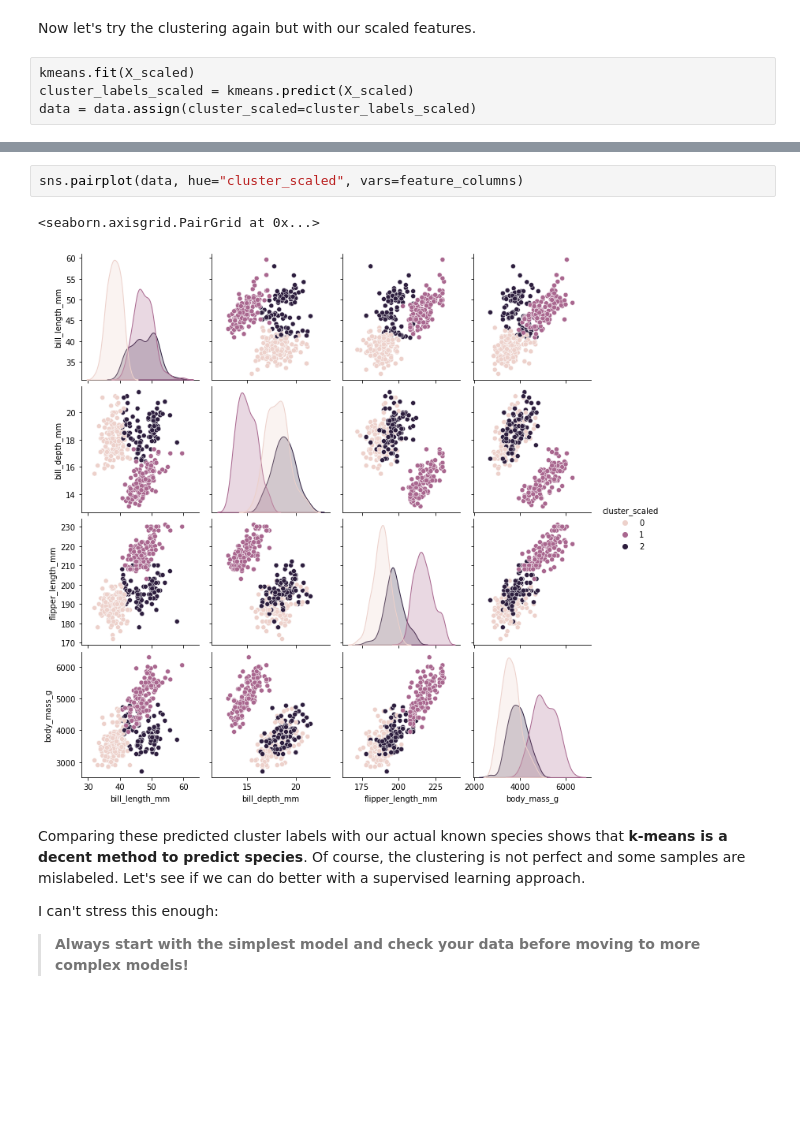
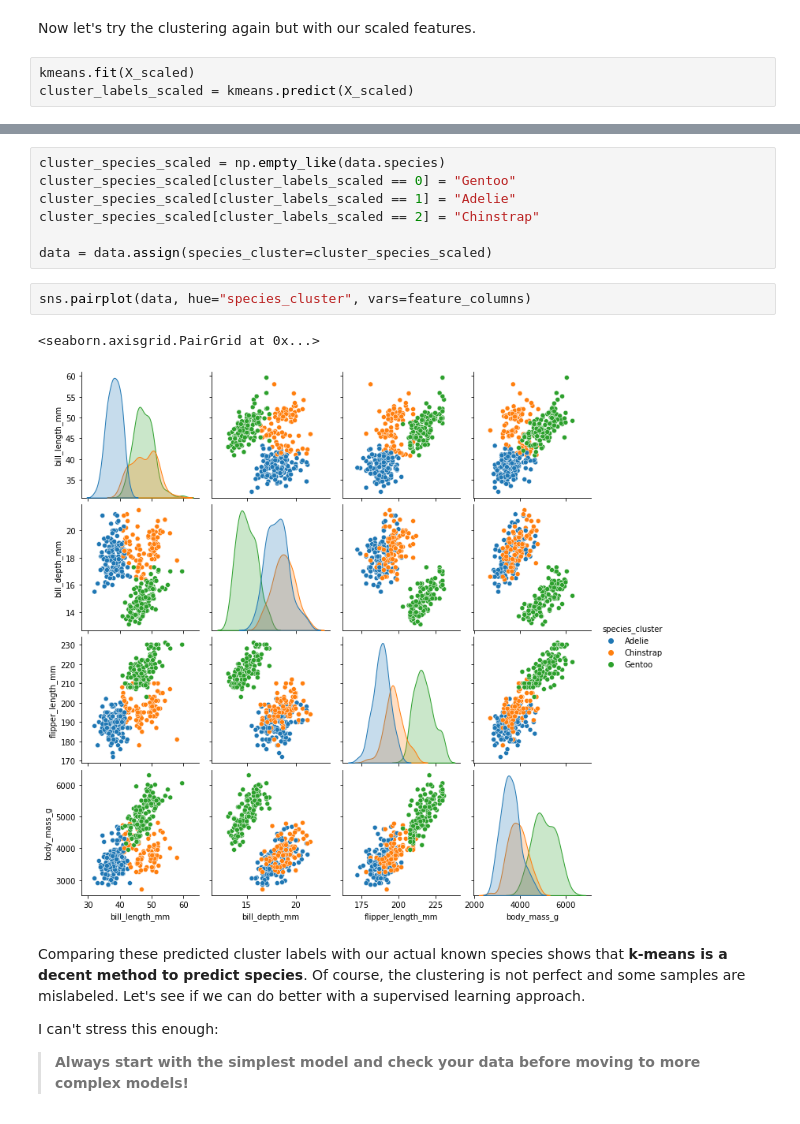
Before and after one commit to leouieda/ml-intro, a Jupyter notebook: introduction.ipynb, the cells around one changed output, grey strips where cells are left out. Saved outputs shown, nothing was run; the diff lists cells and outputs as text; blank space fills up the shorter version.

```diff
--- a/introduction.ipynb
+++ b/introduction.ipynb
@@ -360,4 +360,3 @@ Now let's try the clustering again but with our scaled features.
 # %%
 kmeans.fit(X_scaled)
 cluster_labels_scaled = kmeans.predict(X_scaled)
-data = data.assign(cluster_scaled=cluster_labels_scaled)
@@ -364,8 +392,15 @@ data = data.assign(cluster_scaled=cluster_labels_scaled)
+# %%
+cluster_species_scaled = np.empty_like(data.species)
+cluster_species_scaled[cluster_labels_scaled == 0] = "Gentoo"
+cluster_species_scaled[cluster_labels_scaled == 1] = "Adelie"
+cluster_species_scaled[cluster_labels_scaled == 2] = "Chinstrap"
+
+data = data.assign(species_cluster=cluster_species_scaled)
 # %%
-sns.pairplot(data, hue="cluster_scaled", vars=feature_columns)
+sns.pairplot(data, hue="species_cluster", vars=feature_columns)
 # %% [output]
 <seaborn.axisgrid.PairGrid at 0x...>
-[figure, old version]
+[figure, new version]
 # %% [markdown]
 Comparing these predicted cluster labels with our actual known species shows that **k-means is a decent method to predict species**. Of course, the clustering is not perfect and some samples are mislabeled. Let's see if we can do better with a supervised learning approach.
 
```
Also changed, not shown: parts of 15 cells of this notebook.
